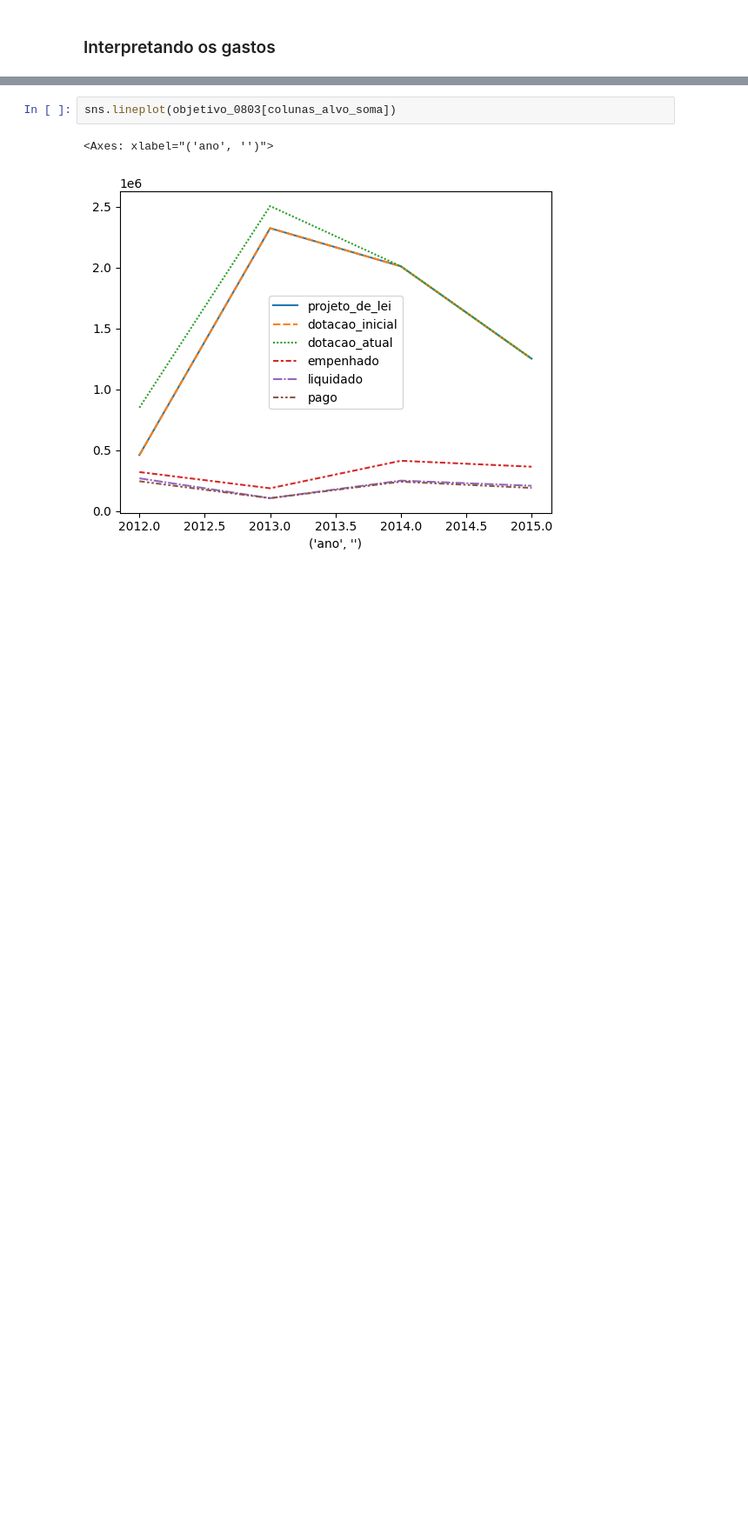
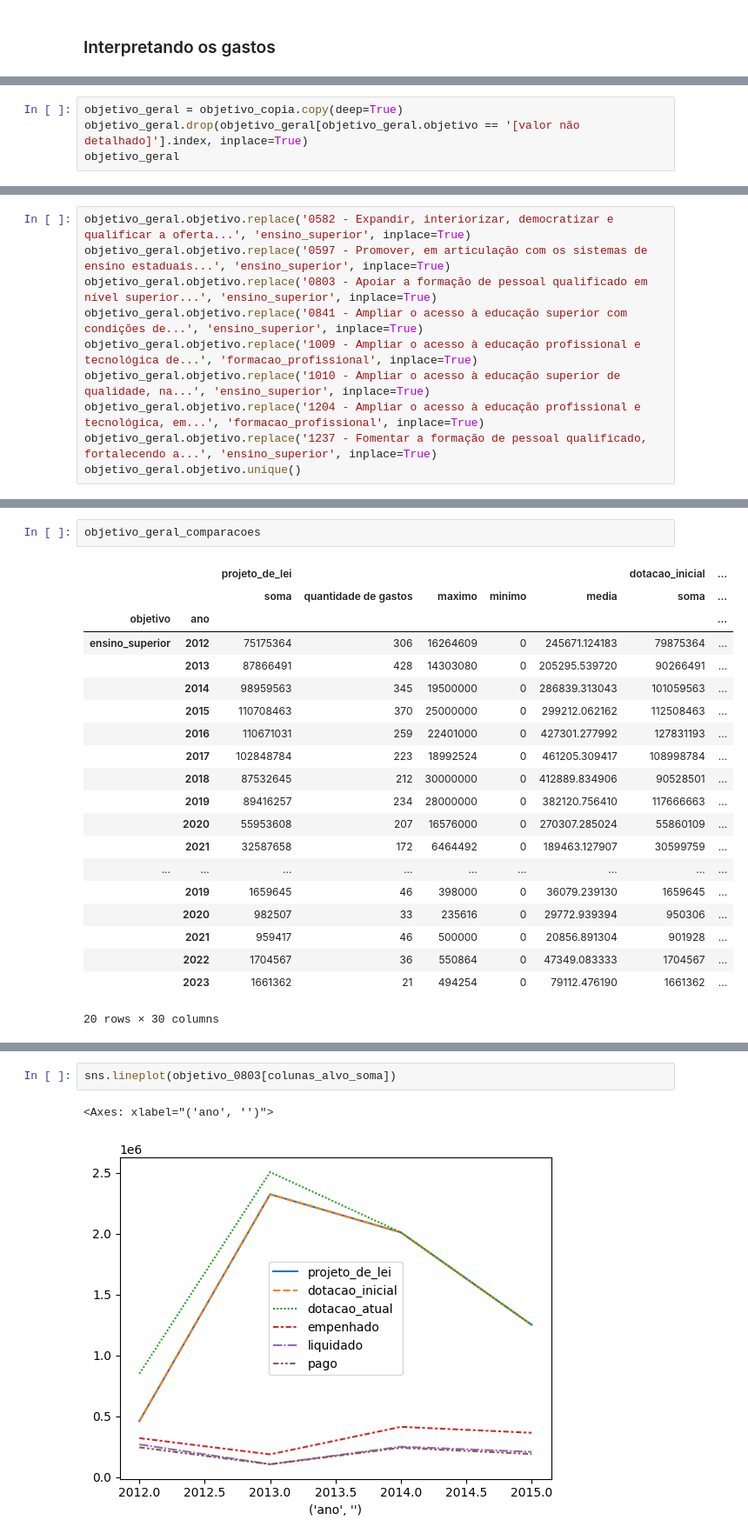
Before and after one commit to Guardians-DSC/dados, a Jupyter notebook: orcamento/notebooks/objetivo.ipynb, the cells around one changed output, grey strips where cells are left out. Shown at 87% size. Saved outputs shown, nothing was run; the diff lists cells and outputs as text; blank space fills up the shorter version.

```diff
--- a/orcamento/notebooks/objetivo.ipynb
+++ b/orcamento/notebooks/objetivo.ipynb
@@ -155,0 +162,4 @@ Vamos identificar cada Objetivo como seu respectivo ID, ou seja, o número a esq
+# %%
+objetivo_geral = objetivo_copia.copy(deep=True)
+objetivo_geral.drop(objetivo_geral[objetivo_geral.objetivo == '[valor não detalhado]'].index, inplace=True)
+objetivo_geral
@@ -155,0 +180,10 @@ Vamos identificar cada Objetivo como seu respectivo ID, ou seja, o número a esq
+# %%
+objetivo_geral.objetivo.replace('0582 - Expandir, interiorizar, democratizar e qualificar a oferta...', 'ensino_superior', inplace=True)
+objetivo_geral.objetivo.replace('0597 - Promover, em articulação com os sistemas de ensino estaduais...', 'ensino_superior', inplace=True)
+objetivo_geral.objetivo.replace('0803 - Apoiar a formação de pessoal qualificado em nível superior...', 'ensino_superior', inplace=True)
+objetivo_geral.objetivo.replace('0841 - Ampliar o acesso à educação superior com condições de...', 'ensino_superior', inplace=True)
+objetivo_geral.objetivo.replace('1009 - Ampliar o acesso à educação profissional e tecnológica de...', 'formacao_profissional', inplace=True)
+objetivo_geral.objetivo.replace('1010 - Ampliar o acesso à educação superior de qualidade, na...', 'ensino_superior', inplace=True)
+objetivo_geral.objetivo.replace('1204 - Ampliar o acesso à educação profissional e tecnológica, em...', 'formacao_profissional', inplace=True)
+objetivo_geral.objetivo.replace('1237 - Fomentar a formação de pessoal qualificado, fortalecendo a...', 'ensino_superior', inplace=True)
+objetivo_geral.objetivo.unique()
@@ -155,0 +211,23 @@ Vamos identificar cada Objetivo como seu respectivo ID, ou seja, o número a esq
+# %%
+objetivo_geral_comparacoes
+# %% [output]
+|  |  | projeto_de_lei |  |  |  |  | dotacao_inicial | ... |
+|  |  | soma | quantidade de gastos | maximo | minimo | media | soma | ... |
+| objetivo | ano |  |  |  |  |  |  | ... |
+| ensino_superior | 2012 | 75175364 | 306 | 16264609 | 0 | 245671.124183 | 79875364 | ... |
+|  | 2013 | 87866491 | 428 | 14303080 | 0 | 205295.539720 | 90266491 | ... |
+|  | 2014 | 98959563 | 345 | 19500000 | 0 | 286839.313043 | 101059563 | ... |
+|  | 2015 | 110708463 | 370 | 25000000 | 0 | 299212.062162 | 112508463 | ... |
+|  | 2016 | 110671031 | 259 | 22401000 | 0 | 427301.277992 | 127831193 | ... |
+|  | 2017 | 102848784 | 223 | 18992524 | 0 | 461205.309417 | 108998784 | ... |
+|  | 2018 | 87532645 | 212 | 30000000 | 0 | 412889.834906 | 90528501 | ... |
+|  | 2019 | 89416257 | 234 | 28000000 | 0 | 382120.756410 | 117666663 | ... |
+|  | 2020 | 55953608 | 207 | 16576000 | 0 | 270307.285024 | 55860109 | ... |
+|  | 2021 | 32587658 | 172 | 6464492 | 0 | 189463.127907 | 30599759 | ... |
+| ... | ... | ... | ... | ... | ... | ... | ... | ... |
+|  | 2019 | 1659645 | 46 | 398000 | 0 | 36079.239130 | 1659645 | ... |
+|  | 2020 | 982507 | 33 | 235616 | 0 | 29772.939394 | 950306 | ... |
+|  | 2021 | 959417 | 46 | 500000 | 0 | 20856.891304 | 901928 | ... |
+|  | 2022 | 1704567 | 36 | 550864 | 0 | 47349.083333 | 1704567 | ... |
+|  | 2023 | 1661362 | 21 | 494254 | 0 | 79112.476190 | 1661362 | ... |
+20 rows × 30 columns
```
Also changed, not shown: parts of 27 cells of this notebook.
